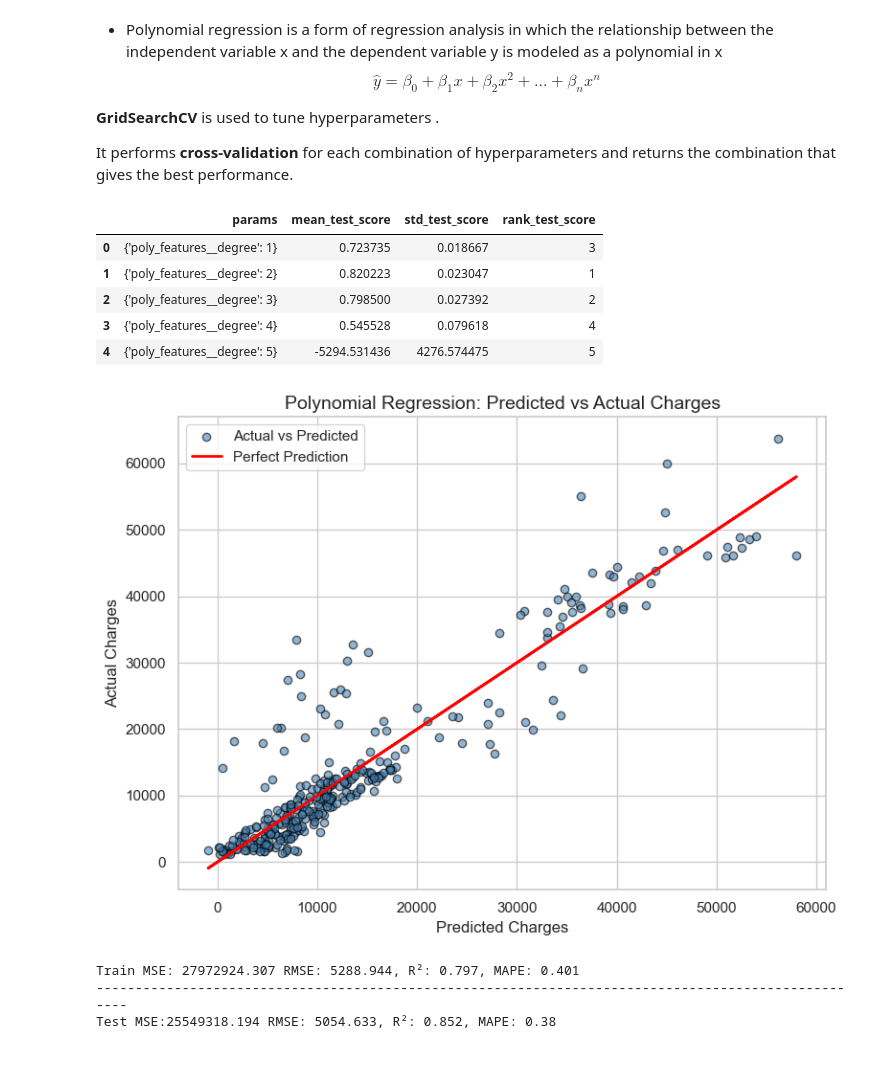
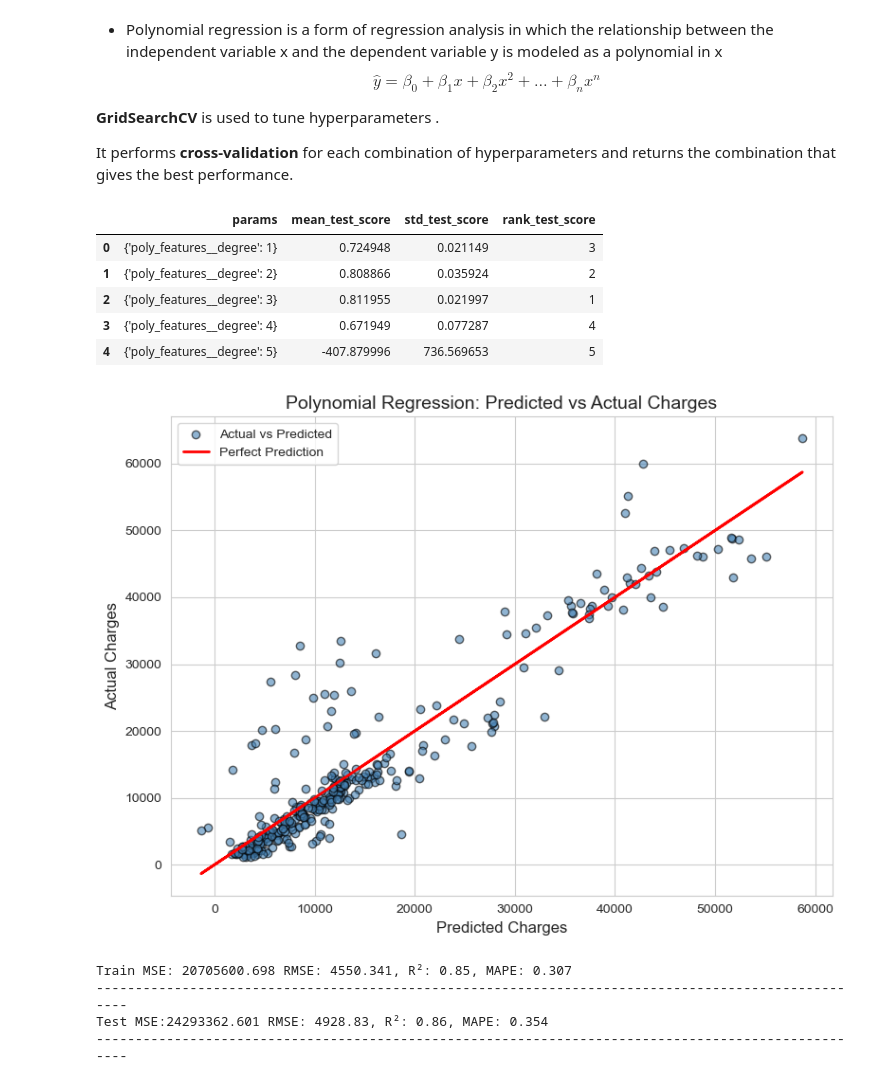
Before and after one commit to mesh98a/DeepLearning, a Jupyter notebook: labN1.ipynb, the cells around one changed output. Saved outputs shown, nothing was run; the diff lists cells and outputs as text; code cells hidden in the pictures.

```diff
--- a/labN1.ipynb
+++ b/labN1.ipynb
@@ -313,8 +335,8 @@ def plot_learning_curve(X, y, model,scoring):
     test_std = test_scores.std(axis=1)
     plt.subplots(figsize=(8, 6))
 
-    plt.fill_between(train_sizes, train_mean - train_std, train_mean + train_std, alpha=0.1, color="g")
-    plt.fill_between(train_sizes, test_mean - test_std, test_mean + test_std, alpha=0.1, color="r")
+    plt.fill_between(train_sizes, train_mean - train_std, train_mean + train_std, alpha=0.1, color="g") # error band train
+    plt.fill_between(train_sizes, test_mean - test_std, test_mean + test_std, alpha=0.1, color="r") # error band test
 
     plt.plot(train_sizes, train_mean, label="train", marker='o', color='g')
     plt.plot(train_sizes, test_mean, label="test", marker='o', color='r')
@@ -325,8 +347,8 @@ def plot_learning_curve(X, y, model,scoring):
     plt.legend(loc="best")
     plt.show()
 
-plot_learning_curve(X_train,y_train,lin_model,"neg_mean_squared_error")
+
+plot_learning_curve(X,y,lin_model,scoring="r2")
 plot_learning_curve(X,y,lin_model,scoring="neg_root_mean_squared_error")
-plot_learning_curve(X,y,lin_model,scoring="r2")
 plot_learning_curve(X,y,lin_model,scoring="neg_mean_absolute_percentage_error")
 # %% [output]
@@ -356,7 +377,7 @@ poly_model = Pipeline(steps=[
 param_grid = {
     "poly_features__degree": [1, 2, 3, 4, 5]
 }
-grid_search = GridSearchCV(poly_model, param_grid=param_grid, cv=3, scoring="r2")
+grid_search = GridSearchCV(poly_model, param_grid=param_grid, cv=5, scoring="r2")
 grid_search.fit(X_train, y_train)
 
 results = grid_search.cv_results_
@@ -366,40 +387,50 @@ results_df = pd.DataFrame(results)
 results_df[["params", "mean_test_score", "std_test_score", "rank_test_score"]].head()
 # %% [output]
 |  | params | mean_test_score | std_test_score | rank_test_score |
-| 0 | {'poly_features__degree': 1} | 0.723735 | 0.018667 | 3 |
-| 1 | {'poly_features__degree': 2} | 0.820223 | 0.023047 | 1 |
-| 2 | {'poly_features__degree': 3} | 0.798500 | 0.027392 | 2 |
-| 3 | {'poly_features__degree': 4} | 0.545528 | 0.079618 | 4 |
-| 4 | {'poly_features__degree': 5} | -5294.531436 | 4276.574475 | 5 |
+| 0 | {'poly_features__degree': 1} | 0.724948 | 0.021149 | 3 |
+| 1 | {'poly_features__degree': 2} | 0.808866 | 0.035924 | 2 |
+| 2 | {'poly_features__degree': 3} | 0.811955 | 0.021997 | 1 |
+| 3 | {'poly_features__degree': 4} | 0.671949 | 0.077287 | 4 |
+| 4 | {'poly_features__degree': 5} | -407.879996 | 736.569653 | 5 |
 # %%
 from sklearn.preprocessing import PolynomialFeatures
-poly_model = Pipeline(steps=[
-    ("preprocessing", preprocessor),
-    ("poly_features", PolynomialFeatures(degree=2, include_bias=False)),
-    ("regressor", LinearRegression())
-])
-poly_model.fit(X_train, y_train)
 
-y_pred_poly_train = poly_model.predict(X_train)
-y_pred_poly_test = poly_model.predict(X_test)
 
-sns.set(style="whitegrid")
+def poly_model_predict(degree,preprocessor):
+    poly_model = Pipeline(steps=[
+        ("preprocessing", preprocessor),
+        ("poly_features", PolynomialFeatures(degree=degree, include_bias=False)),
+        ("regressor", LinearRegression())
+    ])
+    poly_model.fit(X_train, y_train)
 
-plt.figure(figsize=(8, 6))
-plt.scatter(y_pred_poly_test, y_test, alpha=0.6, color='steelblue', edgecolor='black', label='Actual vs Predicted')
-plt.plot(y_pred_poly_test, y_pred_poly_test, color='red', linewidth=2, label='Perfect Prediction')
+    y_pred_poly_train = poly_model.predict(X_train)
+    y_pred_poly_test = poly_model.predict(X_test)
 
-plt.xlabel("Predicted Charges", fontsize=12)
-plt.ylabel("Actual Charges", fontsize=12)
-plt.title("Polynomial Regression: Predicted vs Actual Charges", fontsize=14)
-plt.legend()
-plt.grid(True)
-plt.tight_layout()
-plt.show()
+    return y_pred_poly_train, y_pred_poly_test
+
+y_pred_poly_train, y_pred_poly_test = poly_model_predict(3,preprocessor)
+
+
+def plot_charges_poly():
+    plt.figure(figsize=(8, 6))
+    plt.scatter(y_pred_poly_test, y_test, alpha=0.6, color='steelblue', edgecolor='black', label='Actual vs Predicted')
+    plt.plot(y_pred_poly_test, y_pred_poly_test, color='red', linewidth=2, label='Perfect Prediction')
+    plt.xlabel("Predicted Charges", fontsize=12)
+    plt.ylabel("Actual Charges", fontsize=12)
+    plt.title("Polynomial Regression: Predicted vs Actual Charges", fontsize=14)
+    plt.legend()
+    plt.grid(True)
+    plt.tight_layout()
+    plt.show()
+
+
+plot_charges_poly()
 
 display_metrics(y_test,y_pred_poly_test,y_train,y_pred_poly_train)
 # %% [output]
-[figure, old version]
+[figure, new version]
-Train MSE: 27972924.307 RMSE: 5288.944, R²: 0.797, MAPE: 0.401
+Train MSE: 20705600.698 RMSE: 4550.341, R²: 0.85, MAPE: 0.307
 ----------------------------------------------------------------------------------------------------
-Test MSE:25549318.194 RMSE: 5054.633, R²: 0.852, MAPE: 0.38
+Test MSE:24293362.601 RMSE: 4928.83, R²: 0.86, MAPE: 0.354
+----------------------------------------------------------------------------------------------------
```
Also changed, not shown: parts of 23 cells of this notebook.
